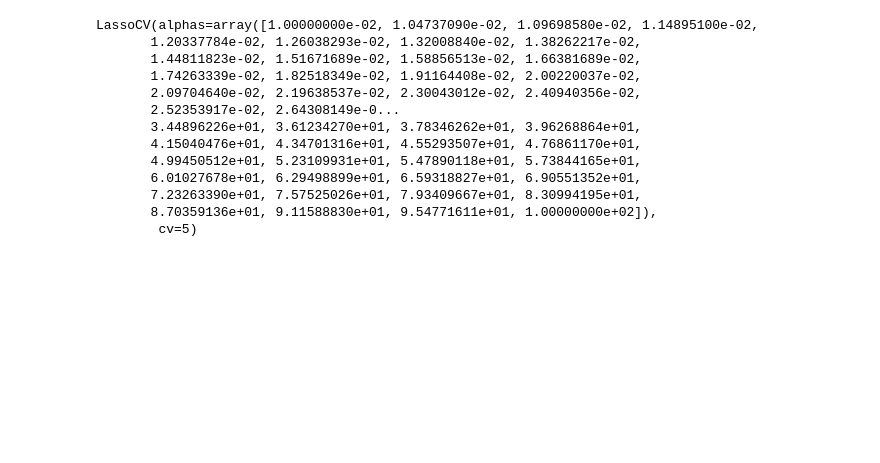
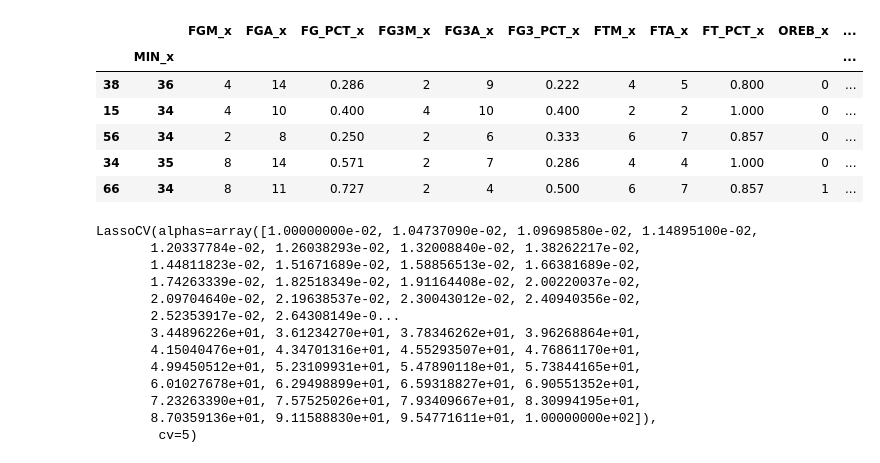
Before and after one commit to Krxnky/props.ai, a Jupyter notebook: Backend/model.ipynb, the cells around one changed output. Cells and saved outputs as stored; diff of their text form; code cells hidden in the pictures; blank space fills up the shorter version.

```diff
--- a/Backend/model.ipynb
+++ b/Backend/model.ipynb
@@ -49,8 +87,17 @@ y = y.apply(lambda x: 1 if x > line_score else 0)
 # %%
 X_train_val, X_test, y_train_val, y_test = train_test_split(X, y, test_size=.2, random_state=1)
 X_train, X_val, y_train, y_val = train_test_split(X_train_val, y_train_val, test_size=.25, random_state=2)
 X_train_scaled = scaler.fit_transform(X_train.values)
 X_val_scaled = scaler.fit_transform(X_val.values)
+X_train_val.head()
+# %% [output]
+|  |  | FGM_x | FGA_x | FG_PCT_x | FG3M_x | FG3A_x | FG3_PCT_x | FTM_x | FTA_x | FT_PCT_x | OREB_x | ... |
+|  | MIN_x |  |  |  |  |  |  |  |  |  |  | ... |
+| 38 | 36 | 4 | 14 | 0.286 | 2 | 9 | 0.222 | 4 | 5 | 0.800 | 0 | ... |
+| 15 | 34 | 4 | 10 | 0.400 | 4 | 10 | 0.400 | 2 | 2 | 1.000 | 0 | ... |
+| 56 | 34 | 2 | 8 | 0.250 | 2 | 6 | 0.333 | 6 | 7 | 0.857 | 0 | ... |
+| 34 | 35 | 8 | 14 | 0.571 | 2 | 7 | 0.286 | 4 | 4 | 1.000 | 0 | ... |
+| 66 | 34 | 8 | 11 | 0.727 | 2 | 4 | 0.500 | 6 | 7 | 0.857 | 1 | ... |
 # %%
 alphavec = 10**np.linspace(-2,2,200)
 
```
Also changed, not shown: parts of 2 cells of this notebook, 2 other files.
